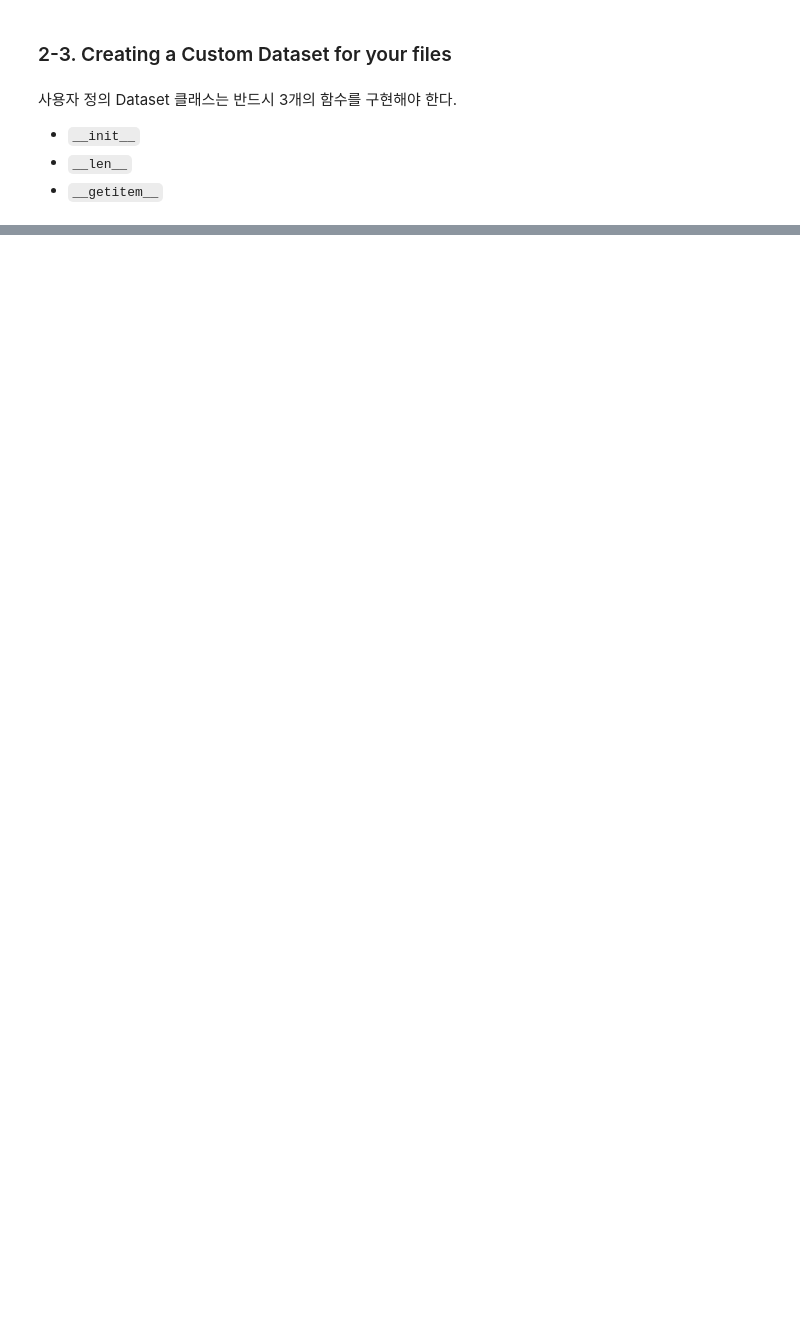
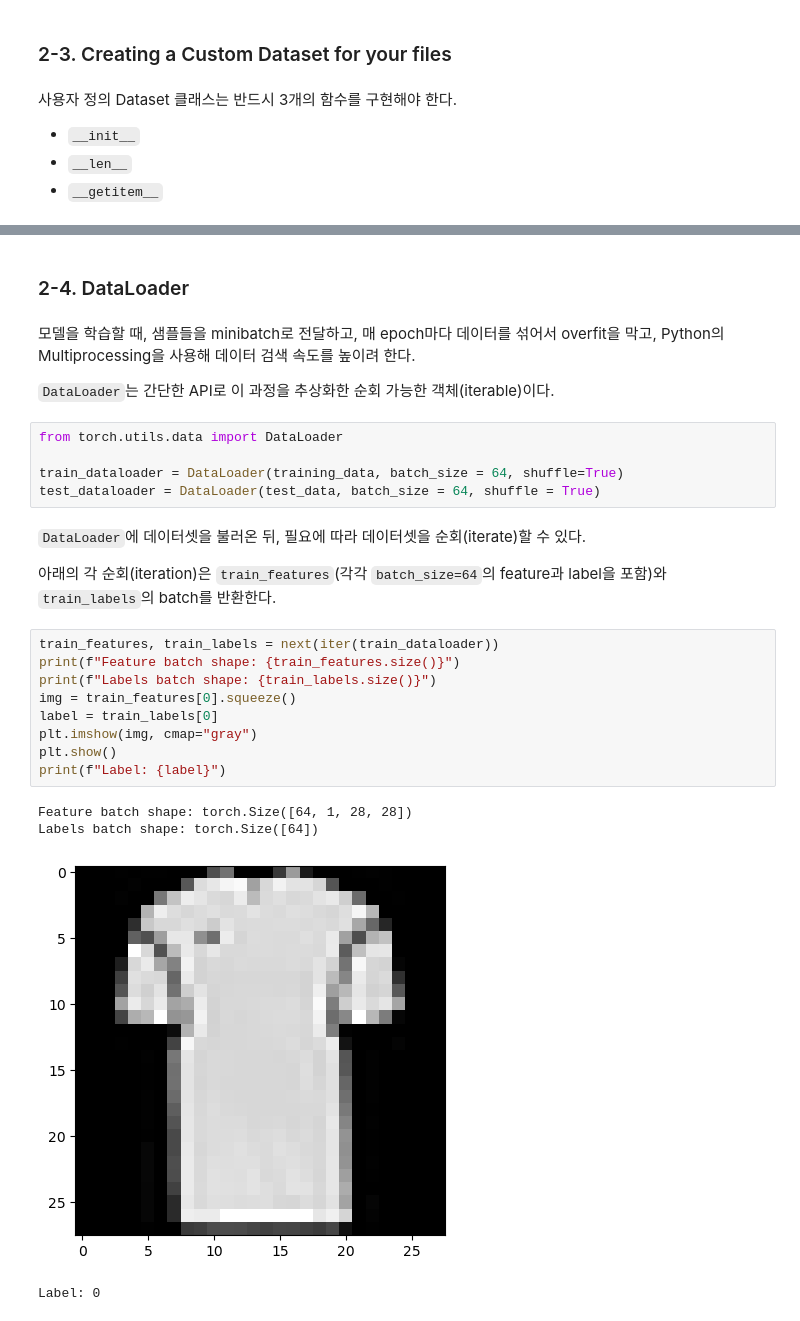
Before and after one commit to qwerty1037/machine_learning, a Jupyter notebook: ML_Training/pytorch_tutorial.ipynb, the cells around one changed output, grey strips where cells are left out. Drawn from its saved outputs; the diff is of its cells as text; blank space fills up the shorter version.

```diff
--- a/ML_Training/pytorch_tutorial.ipynb
+++ b/ML_Training/pytorch_tutorial.ipynb
@@ -321,0 +355,29 @@ class CustomImageDataset(Dataset):
+# %% [markdown]
+### 2-4. DataLoader
+# %% [markdown]
+모델을 학습할 때, 샘플들을 minibatch로 전달하고, 매 epoch마다 데이터를 섞어서 overfit을 막고, Python의 Multiprocessing을 사용해 데이터 검색 속도를 높이려 한다.
+
+`DataLoader`는 간단한 API로 이 과정을 추상화한 순회 가능한 객체(iterable)이다.
+# %%
+from torch.utils.data import DataLoader
+
+train_dataloader = DataLoader(training_data, batch_size = 64, shuffle=True)
+test_dataloader = DataLoader(test_data, batch_size = 64, shuffle = True)
+# %% [markdown]
+`DataLoader`에 데이터셋을 불러온 뒤, 필요에 따라 데이터셋을 순회(iterate)할 수 있다.
+
+아래의 각 순회(iteration)은 `train_features`(각각 `batch_size=64`의 feature과 label을 포함)와 `train_labels`의 batch를 반환한다.
+# %%
+train_features, train_labels = next(iter(train_dataloader))
+print(f"Feature batch shape: {train_features.size()}")
+print(f"Labels batch shape: {train_labels.size()}")
+img = train_features[0].squeeze()
+label = train_labels[0]
+plt.imshow(img, cmap="gray")
+plt.show()
+print(f"Label: {label}")
+# %% [output]
+Feature batch shape: torch.Size([64, 1, 28, 28])
+Labels batch shape: torch.Size([64])
+[figure, added]
+Label: 0
```
Also changed, not shown: parts of 85 cells of this notebook.
